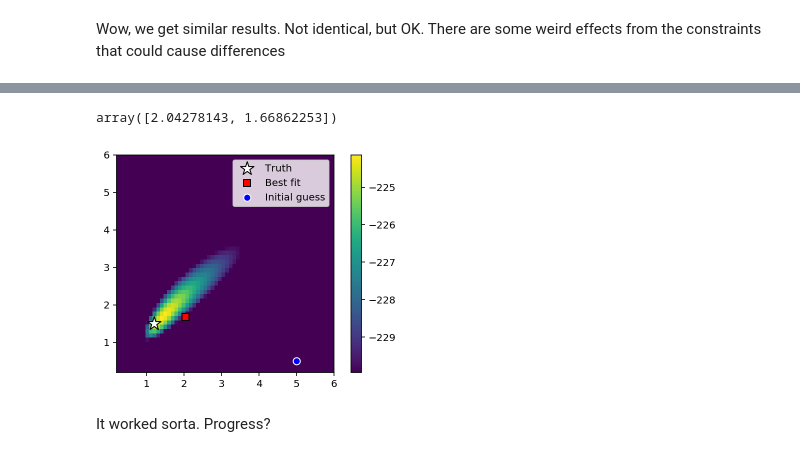
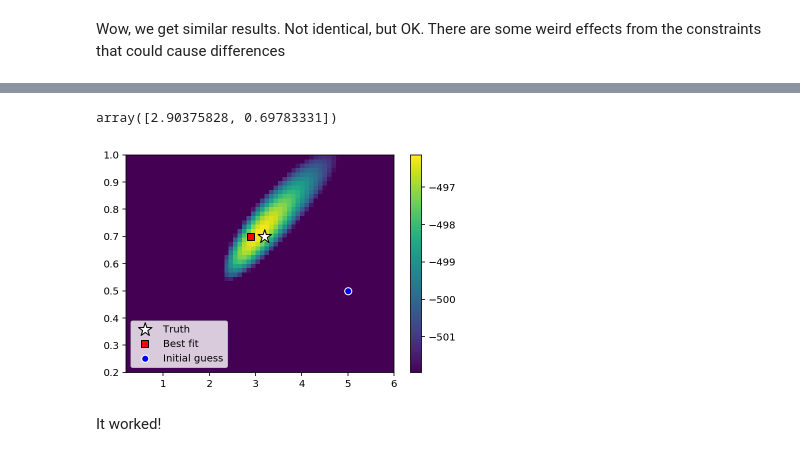
Before and after one commit to gully/gpytorch-astro, a Jupyter notebook: demos/01.06-Optimize_GPyTorch_likelihood_with_scipy.ipynb, the cells around one changed output, grey strips where cells are left out. Drawn from its saved outputs; the diff is of its cells as text; code cells hidden in the pictures.

```diff
--- a/demos/01.06-Optimize_GPyTorch_likelihood_with_scipy.ipynb
+++ b/demos/01.06-Optimize_GPyTorch_likelihood_with_scipy.ipynb
@@ -26,14 +25,14 @@ import astropy.units as u
 # %%
 from celerite import terms
 # %%
-true_rho = 1.5
-true_sigma = 1.2
+true_rho = 0.7
+true_sigma = 3.2
 true_white_noise = 0.3
 # %%
 true_log_sigma = np.log(true_sigma)
 true_log_rho = np.log(true_rho)  # Has units of time, so 1/f
 # %%
-kernel_matern = terms.Matern32Term(log_sigma=true_log_sigma, log_rho=true_log_rho, eps=0.00001)
+kernel_matern = terms.Matern32Term(log_sigma=true_log_sigma, log_rho=true_log_rho, eps=0.000001)
 # %%
 t_vec = np.linspace(0, 40, 500)
 # %%
@@ -121,7 +120,7 @@ Final log-likelihood: -224.11256671335317
 # %% [markdown]
 Let's visualize the likelihood contour:
 # %%
-rhos  = np.linspace(0.2, 6, 50)
+rhos  = np.linspace(0.2, 1, 50)
 sigmas = np.linspace(0.2, 6, 60)
 # %%
 likelihood_grid = np.zeros((50,60))
@@ -227,18 +225,24 @@ model.covar_module.base_kernel.lengthscale.grad
 # %%
 def neg_log_like_torch(params):
-    model.covar_module.outputscale = torch.tensor(params[0])
+    model.covar_module.outputscale = torch.tensor(params[0]**2)
     model.covar_module.base_kernel.lengthscale= torch.tensor([[params[1]]])
     mvn_output = model(train_x)
-    with gpytorch.settings.fast_computations.log_prob(False):
+    with gpytorch.settings.fast_computations.log_prob(False) as W, \
+         gpytorch.settings.skip_logdet_forward(state=False) as X, \
+         gpytorch.settings.skip_posterior_variances(state=False) as Y, \
+         gpytorch.settings.fast_computations(covar_root_decomposition=False, log_prob=False, solves=False) as Z:
         neg_lnlike = -mll(mvn_output, train_y)*len(train_y)
     return neg_lnlike.detach().numpy().item()
 
 def grad_neg_log_like_torch(params):
-    model.covar_module.outputscale = torch.tensor(params[0])
+    model.covar_module.outputscale = torch.tensor(params[0]**2)
     model.covar_module.base_kernel.lengthscale= torch.tensor([[params[1]]])
     model.zero_grad()
     mvn_output = model(train_x)
-    with gpytorch.settings.fast_computations.log_prob(False):
+    with gpytorch.settings.fast_computations.log_prob(False) as W, \
+         gpytorch.settings.skip_logdet_forward(state=False) as X, \
+         gpytorch.settings.skip_posterior_variances(state=False) as Y, \
+         gpytorch.settings.fast_computations(covar_root_decomposition=False, log_prob=False, solves=False) as Z:
         neg_lnlike = -mll(mvn_output, train_y)*len(train_y)
     neg_lnlike.backward()
     output = np.hstack((model.covar_module.raw_outputscale.grad.numpy(),
@@ -274,20 +278,21 @@ Wall time: 638 ms
 # %%
 soln.x
 # %% [output]
-array([2.04278143, 1.66862253])
+array([2.90375828, 0.69783331])
 # %%
 plt.imshow(likelihood_grid, origin='lower', extent=extents,
            vmax=likelihood_grid.max(),
-           vmin=likelihood_grid.max()+np.log(0.003))
+           vmin=likelihood_grid.max()+np.log(0.003),
+           aspect='auto')
 cb = plt.colorbar()
 plt.scatter([true_sigma], [true_rho], color='w', marker='*', s=200, label='Truth', ec='k')
 plt.scatter([soln.x[0]], [soln.x[1]], color='r', marker='s', s=50, label='Best fit', ec='k')
 plt.scatter([5], [0.5], color='b', marker='o', s=50, label='Initial guess', ec='w')
-plt.legend();
+plt.legend(loc='lower left');
 # %% [output]
-[figure, old version]
+[figure, new version]
 # %% [markdown]
-It worked sorta.  Progress?
+It worked!
 # %%
 likelihood_grid_torch = np.zeros((50,60))
 # %%
```
Also changed, not shown: parts of 24 cells of this notebook.
